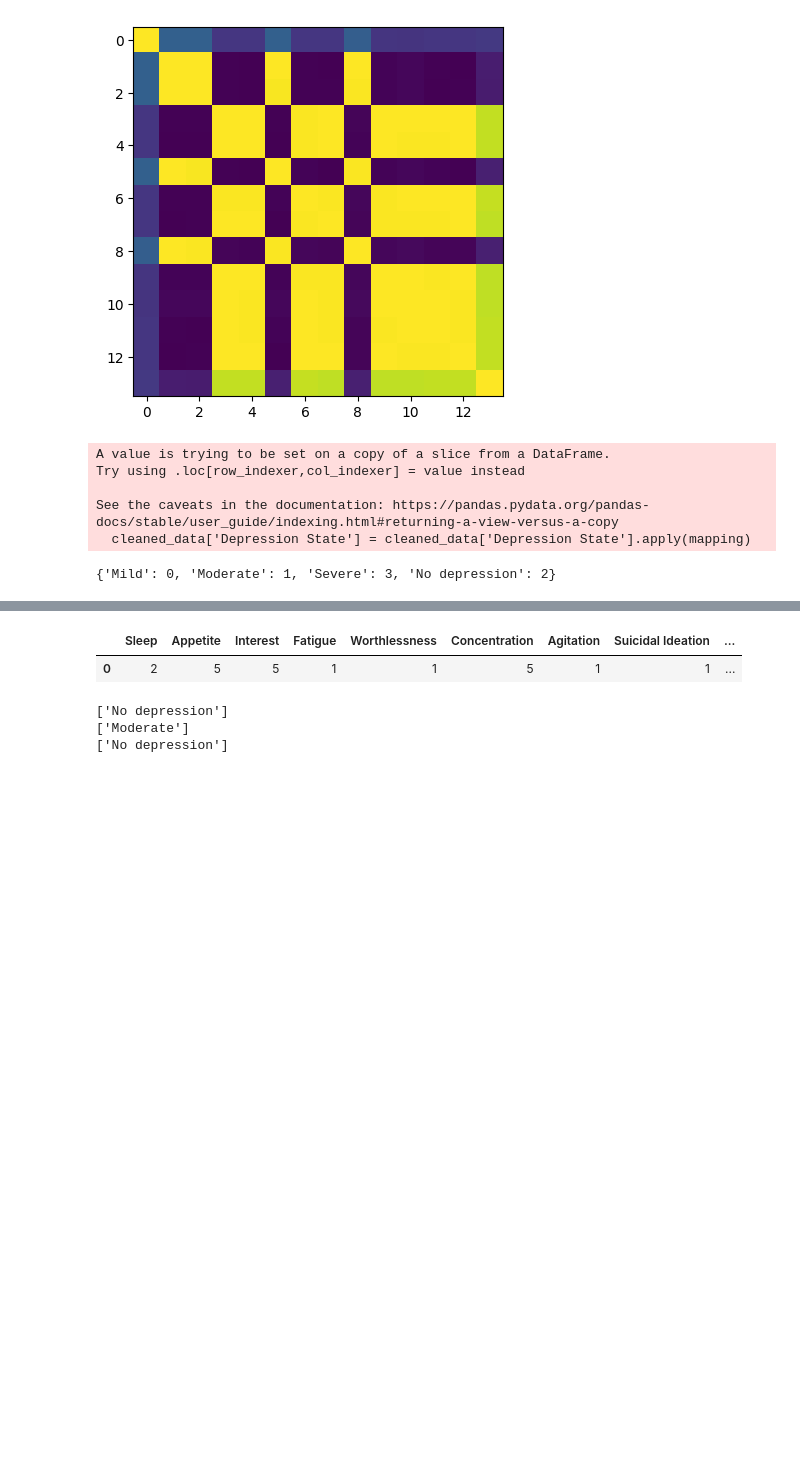
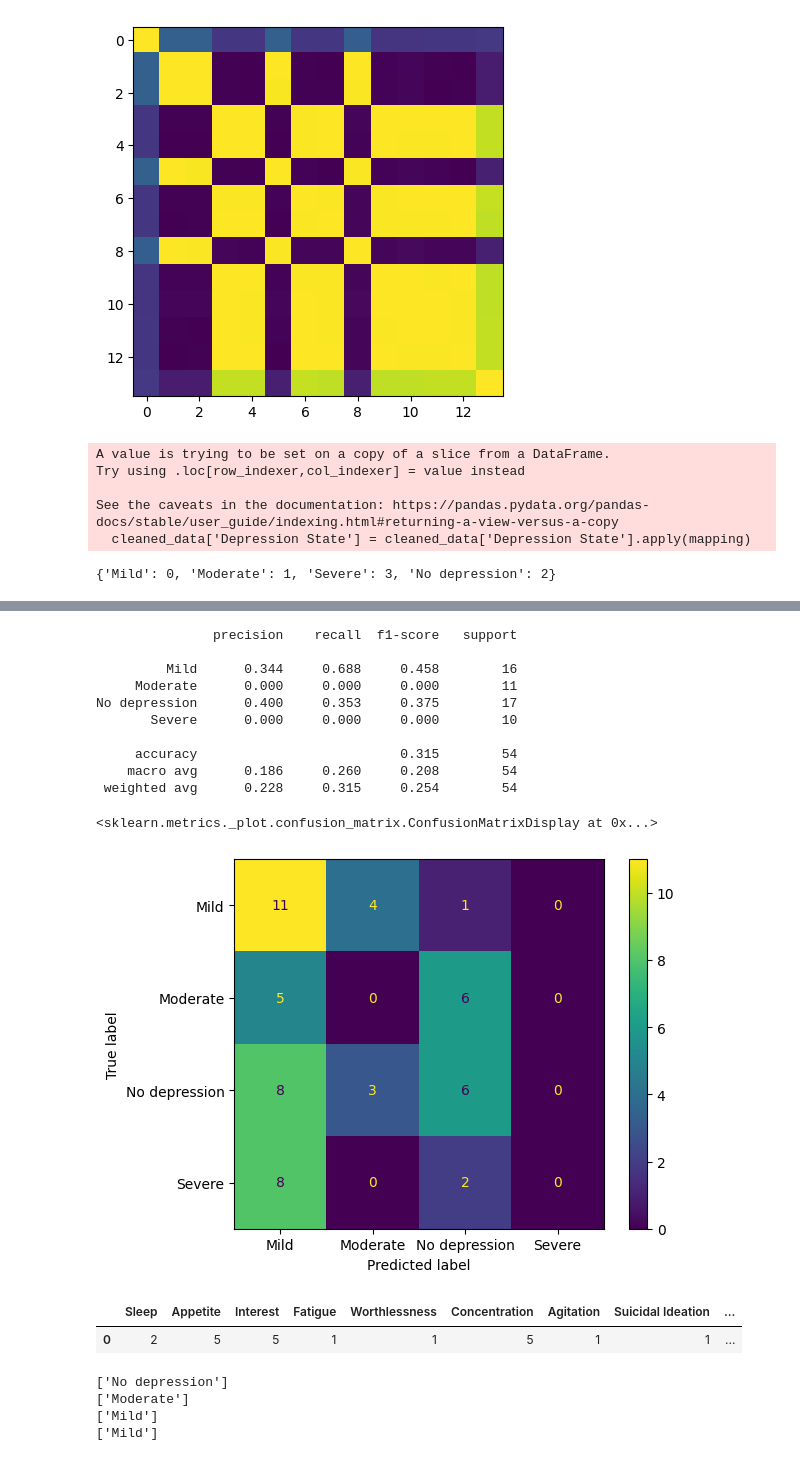
Before and after one commit to AdrianBedon/Exercises, a Jupyter notebook: Bedón, Ramos - Proyecto Final/Bedón, Ramos - Proyecto Final.ipynb, the cells around one changed output, grey strips where cells are left out. Saved outputs shown, nothing was run; the diff lists cells and outputs as text; code cells hidden in the pictures; blank space fills up the shorter version.

```diff
--- a/Bedón, Ramos - Proyecto Final/Bedón, Ramos - Proyecto Final.ipynb
+++ b/Bedón, Ramos - Proyecto Final/Bedón, Ramos - Proyecto Final.ipynb
@@ -177,3 +178,25 @@ No depression      0.250     0.231     0.240        13
+# %%
+mdl_svm = svm.SVC(kernel='sigmoid')
+mdl_svm.fit(X_train, Y_train)
+Y_pred = mdl_svm.predict(X_test)
+prediction_neighbors = np.array(Y_pred)
+print(metrics.classification_report(Y_test, prediction_neighbors, labels=mdl_svm.classes_, digits=3))
+cm =metrics.confusion_matrix(Y_test, prediction_neighbors, labels=mdl_svm.classes_)
+disp = metrics.ConfusionMatrixDisplay(confusion_matrix=cm, display_labels=mdl_svm.classes_)
+disp.plot()
+# %% [output]
+               precision    recall  f1-score   support
+
+         Mild      0.344     0.688     0.458        16
+     Moderate      0.000     0.000     0.000        11
+No depression      0.400     0.353     0.375        17
+       Severe      0.000     0.000     0.000        10
+
+     accuracy                          0.315        54
+    macro avg      0.186     0.260     0.208        54
+ weighted avg      0.228     0.315     0.254        54
+<sklearn.metrics._plot.confusion_matrix.ConfusionMatrixDisplay at 0x...>
+[figure, added]
 # %%
 sleep = int(input())
 appetite = int(input())
@@ -214,13 +237,17 @@ data_production
 Y_pred_lrg = mdl_lrg.predict(data_production)
 Y_pred_snn = mdl_snn.predict(data_production)
 Y_pred_knn = mdl_knn.predict(data_production)
+Y_pred_svm = mdl_svm.predict(data_production)
 prediction_lRegression = np.array(Y_pred_lrg)
 prediction_nNetwork = np.array(Y_pred_snn)
 prediction_nNeighbors = np.array(Y_pred_knn)
+prediction_svMachine = np.array(Y_pred_svm)
 print(prediction_lRegression)
 print(prediction_nNetwork)
 print(prediction_nNeighbors)
+print(prediction_svMachine)
 # %% [output]
 ['No depression']
 ['Moderate']
-['No depression']
+['Mild']
+['Mild']
```
Also changed, not shown: parts of 5 cells of this notebook, 1 other file.
